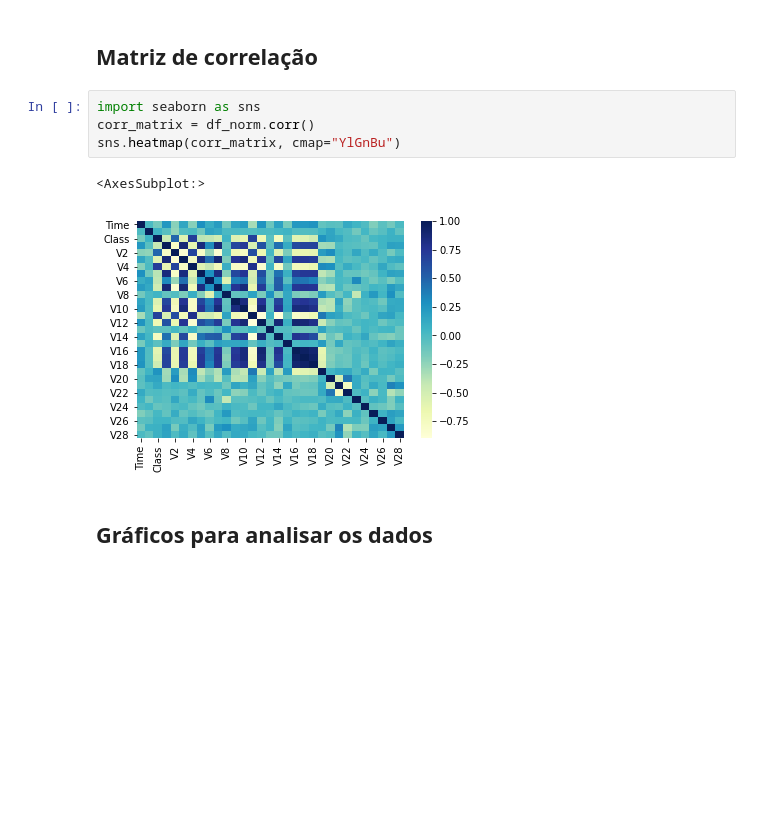
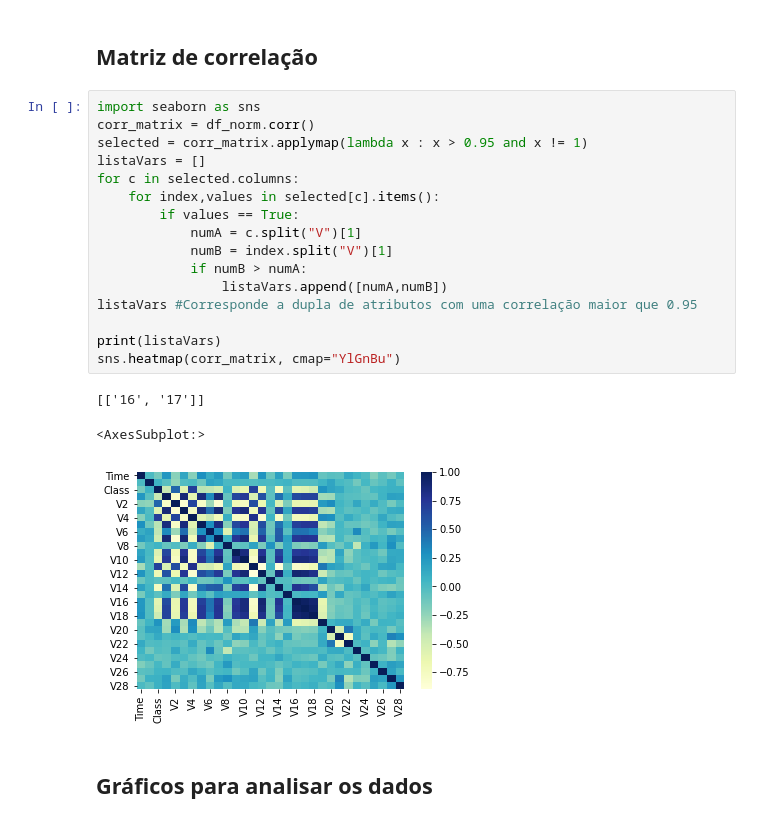
Before and after one commit to pedrorault/InteligenciaArtificial, a Jupyter notebook: EP/PreProcessamento.ipynb, the cells around one changed output. Saved outputs shown, nothing was run; the diff lists cells and outputs as text; blank space fills up the shorter version.

```diff
--- a/EP/PreProcessamento.ipynb
+++ b/EP/PreProcessamento.ipynb
@@ -130,13 +129,26 @@ desc.reindex(["mean","median","std","min","max","25%","50%","75%"])
 8 rows × 31 columns
 # %% [markdown]
 ## Matriz de correlação
-# %%
-import seaborn as sns
-corr_matrix = df_norm.corr()
-sns.heatmap(corr_matrix, cmap="YlGnBu")
-# %% [output]
-<AxesSubplot:>
-[figure, removed]
+# %%
+import seaborn as sns
+corr_matrix = df_norm.corr()
+selected = corr_matrix.applymap(lambda x : x > 0.95 and x != 1)
+listaVars = []
+for c in selected.columns:
+    for index,values in selected[c].items():
+        if values == True:
+            numA = c.split("V")[1]
+            numB = index.split("V")[1]
+            if numB > numA:
+                listaVars.append([numA,numB])
+listaVars #Corresponde a dupla de atributos com uma correlação maior que 0.95
+
+print(listaVars)
+sns.heatmap(corr_matrix, cmap="YlGnBu")
+# %% [output]
+[['16', '17']]
+<AxesSubplot:>
+[figure, added]
 # %% [markdown]
 ## Gráficos para analisar os dados
 # %%
```
Also changed, not shown: parts of 3 cells of this notebook, 3 other files.
